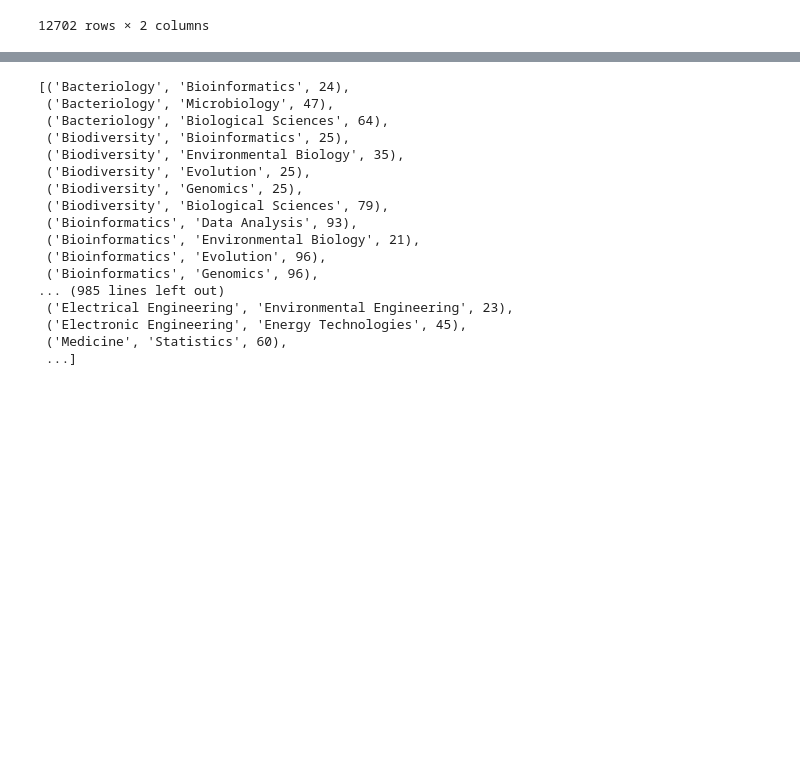
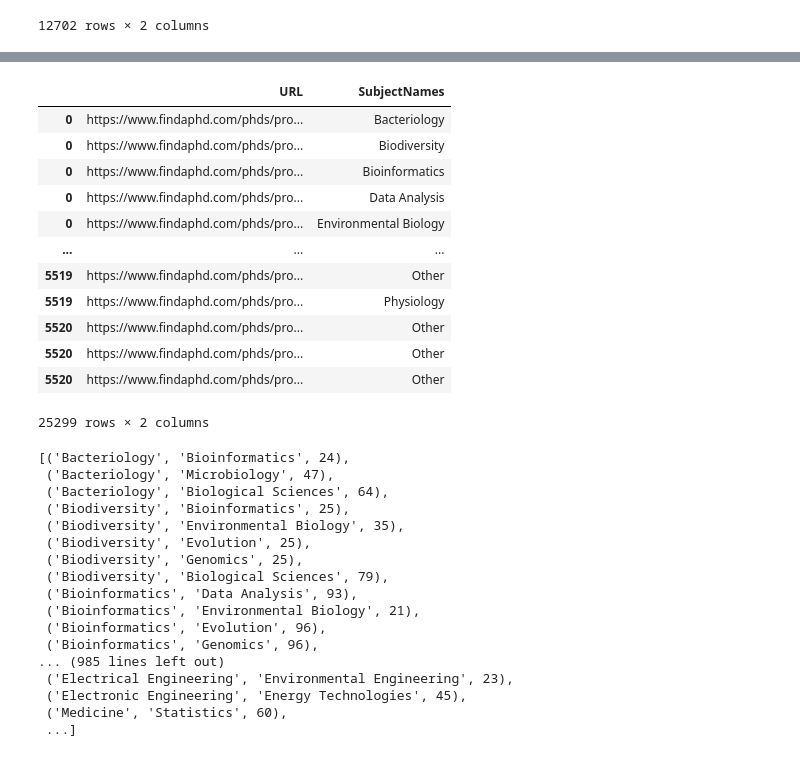
Before and after one commit to bgrdessislava/NLP_projects, a Jupyter notebook: network_anlysis.ipynb, the cells around one changed output, grey strips where cells are left out. Cells and saved outputs as stored; diff of their text form; code cells hidden in the pictures; blank space fills up the shorter version.

```diff
--- a/network_anlysis.ipynb
+++ b/network_anlysis.ipynb
@@ -51,3 +51,19 @@ opportunities.sample(10)
+# %%
+subject_name
+# %% [output]
+|  | URL | SubjectNames |
+| 0 | https://www.findaphd.com/phds/pro... | Bacteriology |
+| 0 | https://www.findaphd.com/phds/pro... | Biodiversity |
+| 0 | https://www.findaphd.com/phds/pro... | Bioinformatics |
+| 0 | https://www.findaphd.com/phds/pro... | Data Analysis |
+| 0 | https://www.findaphd.com/phds/pro... | Environmental Biology |
+| ... | ... | ... |
+| 5519 | https://www.findaphd.com/phds/pro... | Other |
+| 5519 | https://www.findaphd.com/phds/pro... | Physiology |
+| 5520 | https://www.findaphd.com/phds/pro... | Other |
+| 5520 | https://www.findaphd.com/phds/pro... | Other |
+| 5520 | https://www.findaphd.com/phds/pro... | Other |
+25299 rows × 2 columns
 # %%
 counts = defaultdict(int)
 for index, row in opportunities.iterrows():
```
Also changed, not shown: parts of 5 cells of this notebook.
